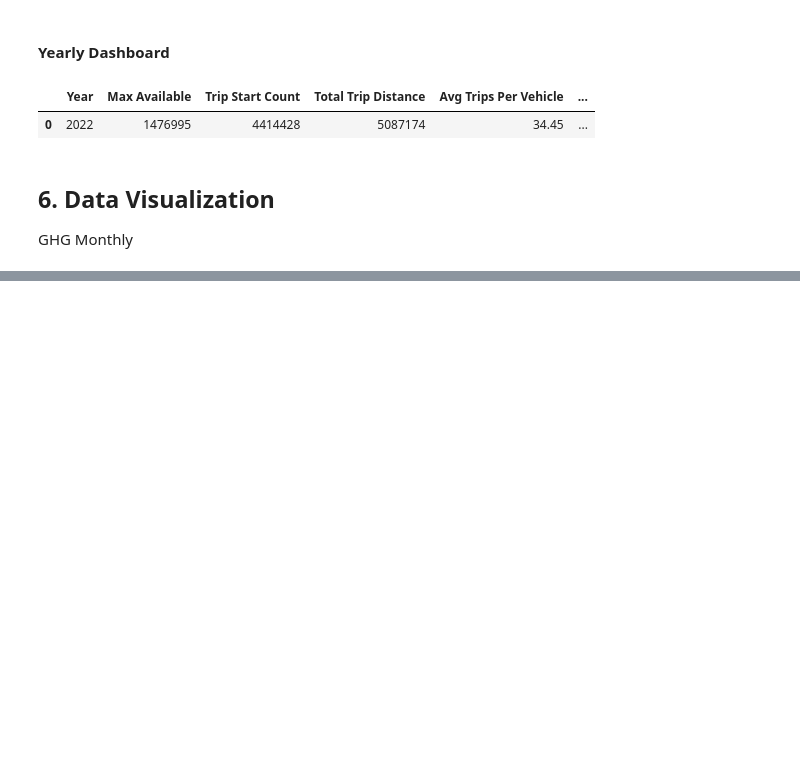
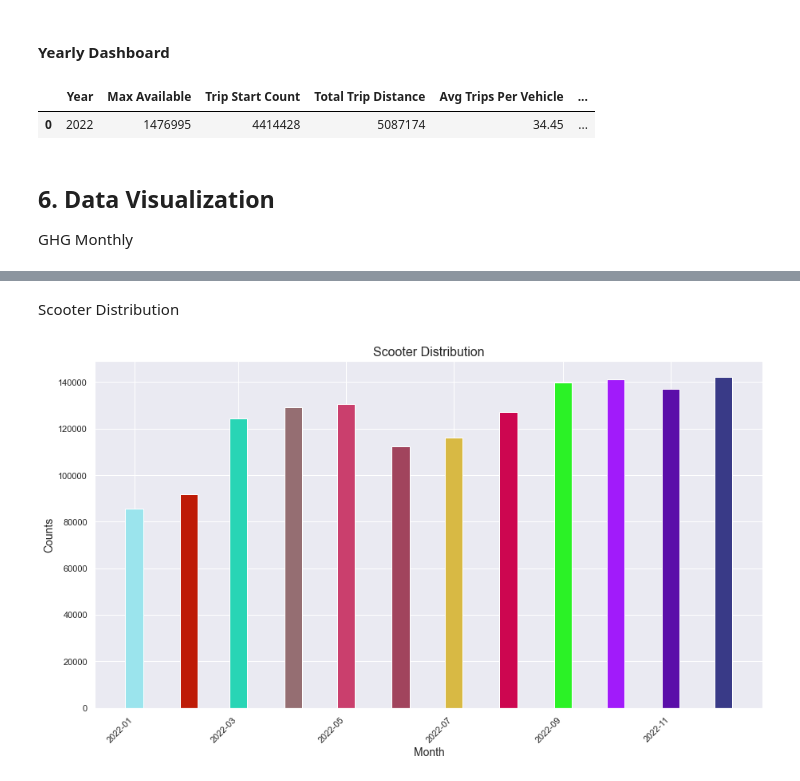
Before and after one commit to khdizon/MicroMobility-Project-KD, a Jupyter notebook: RideReport_Script.ipynb, the cells around one changed output, grey strips where cells are left out. Cells and saved outputs as stored; diff of their text form; code cells hidden in the pictures; blank space fills up the shorter version.

```diff
--- a/RideReport_Script.ipynb
+++ b/RideReport_Script.ipynb
@@ -509,0 +512,19 @@ plt.show()
+# %% [markdown]
+Scooter Distribution
+# %%
+# Generate random colors
+colors = np.random.rand(len(M_df))
+
+# Create bar chart
+plt.figure(figsize=(15, 8))  # Set figure size
+plt.bar(M_df['Date'], M_df['Max Available'],
+        width=10,
+        color=[np.random.rand(3,) for _ in range(len(M_df))])
+
+plt.xlabel('Month', fontsize=14)
+plt.ylabel('Counts', fontsize=14)
+plt.title('Scooter Distribution', fontsize=16)
+plt.xticks(rotation=45, ha='right')
+plt.show()
+# %% [output]
+[figure, added]
```
Also changed, not shown: parts of 10 cells of this notebook.
